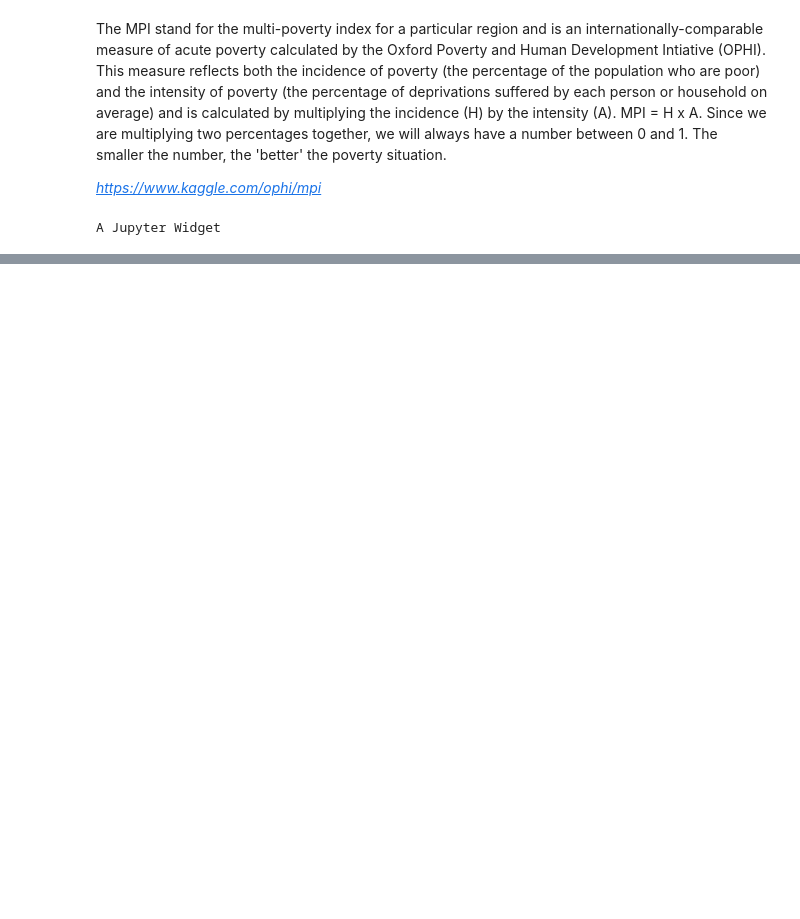
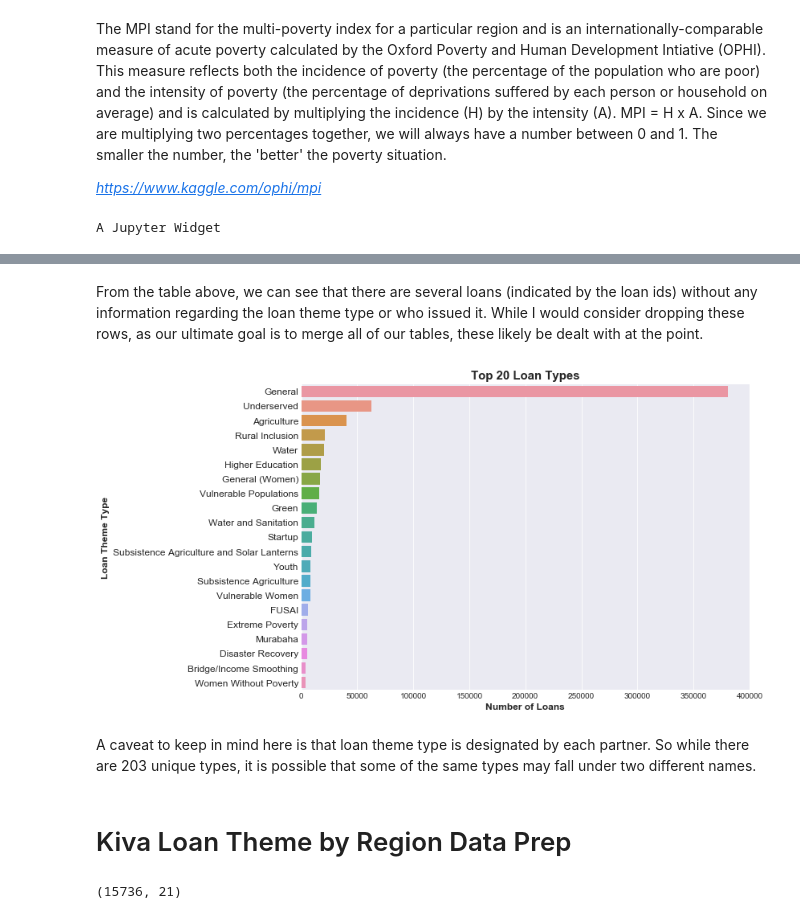
Before and after one commit to smakhijani/kaggle-kiva-crowdfunding, a Jupyter notebook: Preliminary Exploratory Data Analysis.ipynb, the cells around one changed output, grey strips where cells are left out. Saved outputs shown, nothing was run; the diff lists cells and outputs as text; code cells hidden in the pictures; blank space fills up the shorter version.

```diff
--- a/Preliminary Exploratory Data Analysis.ipynb
+++ b/Preliminary Exploratory Data Analysis.ipynb
@@ -696,0 +696,4 @@ A Jupyter Widget
+# %%
+loan_theme = pd.read_sql_query("select * from loan_theme;", conn)
+# %%
+loan_theme = loan_theme.set_index(keys = 'index')
@@ -699 +745,20 @@ kiva_loc.isnull().sum()
+# %% [markdown]
+From the table above, we can see that there are several loans (indicated by the loan ids) without any information regarding the loan theme type or who issued it. While I would consider dropping these rows, as our ultimate goal is to merge all of our tables, these likely be dealt with at the point.
+# %%
+#Distribution of loan theme type
+theme_count = loan_theme.groupby('loan_theme_type')[['loan_theme_type']].count().rename(columns \
+                            = {'loan_theme_type':'count'}).reset_index().sort_values(by = 'count', ascending = False)
+
+plt.figure(figsize = (10,7))
+sns.barplot(x = 'count', y = 'loan_theme_type', data = theme_count[0:21])
+plt.yticks(fontsize = 12)
+plt.ylabel("Loan Theme Type", fontsize = 12, weight = 'bold')
+plt.xlabel("Number of Loans", fontsize = 12, weight = 'bold')
+plt.title("Top 20 Loan Types", fontsize = 15, weight = 'bold');
+# %% [output]
+[figure, added]
+# %% [markdown]
+A caveat to keep in mind here is that loan theme type is designated by each partner. So while there are 203 unique types, it is possible that some of the same types may fall under two different names.
+# %% [markdown]
+# Kiva Loan Theme by Region Data Prep
 # %%
@@ -705,0 +768,4 @@ loan_theme_region.head()
+# %%
+loan_theme_region.shape
+# %% [output]
+(15736, 21)
```
Also changed, not shown: parts of 38 cells of this notebook.
